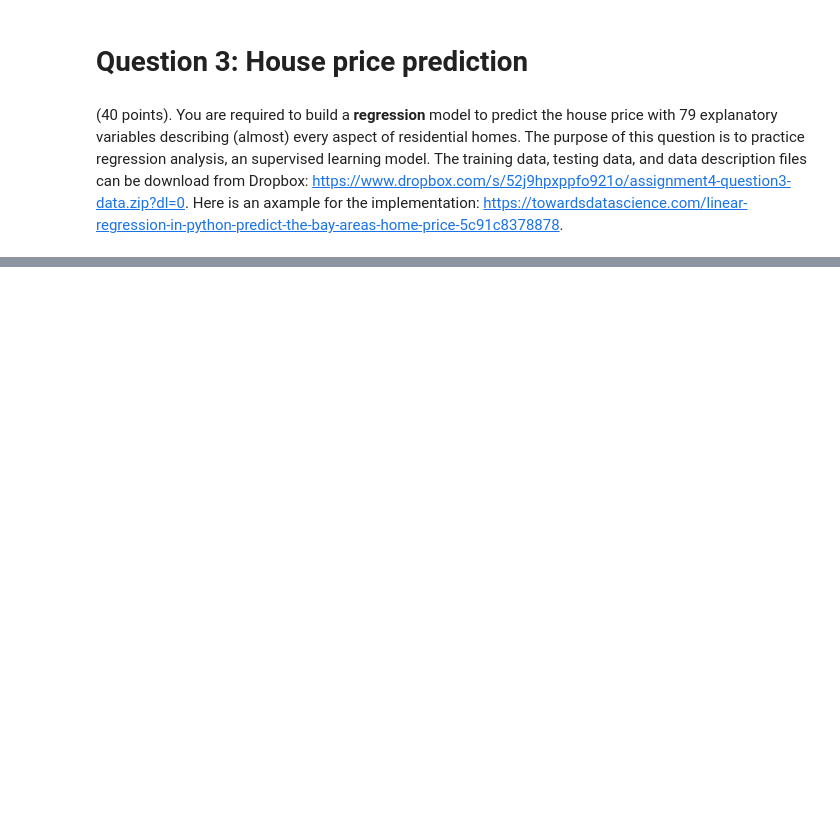
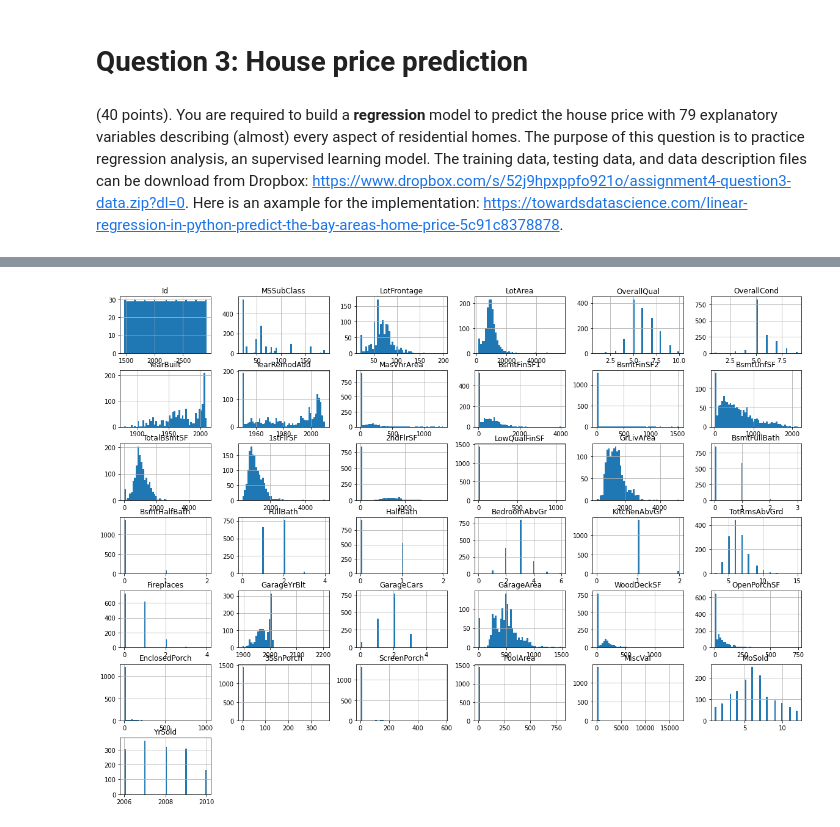
Before and after one commit to DurgaBhavana/5731Submissions, a Jupyter notebook: INFO5731_Assignment_Four.ipynb, the cells around one changed output, grey strips where cells are left out. Saved outputs shown, nothing was run; the diff lists cells and outputs as text; code cells hidden in the pictures; blank space fills up the shorter version.

```diff
--- a/INFO5731_Assignment_Four.ipynb
+++ b/INFO5731_Assignment_Four.ipynb
@@ -516,0 +719,6 @@ Answer the following questions:
+# %%
+validation.hist(bins=50, figsize=(20,15))
+plt.savefig("attribute_histogram_plots")
+plt.show()
+# %% [output]
+[figure, added]
```
Also changed, not shown: parts of 49 cells of this notebook.
